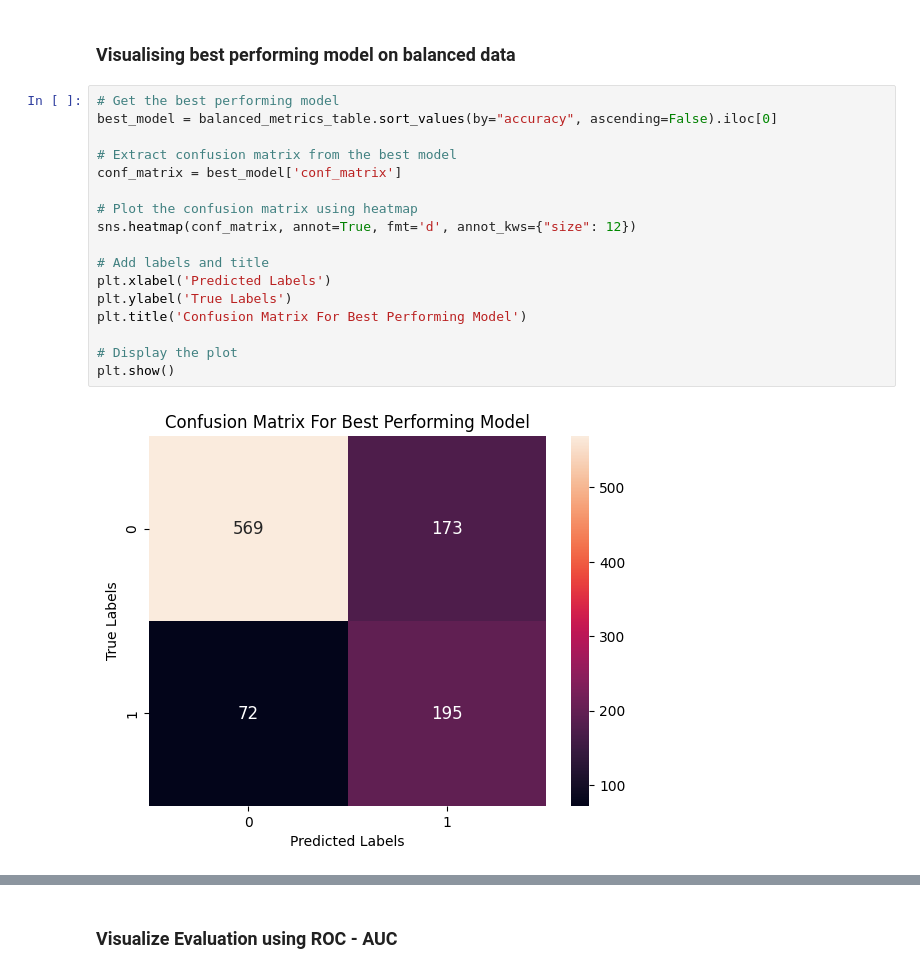
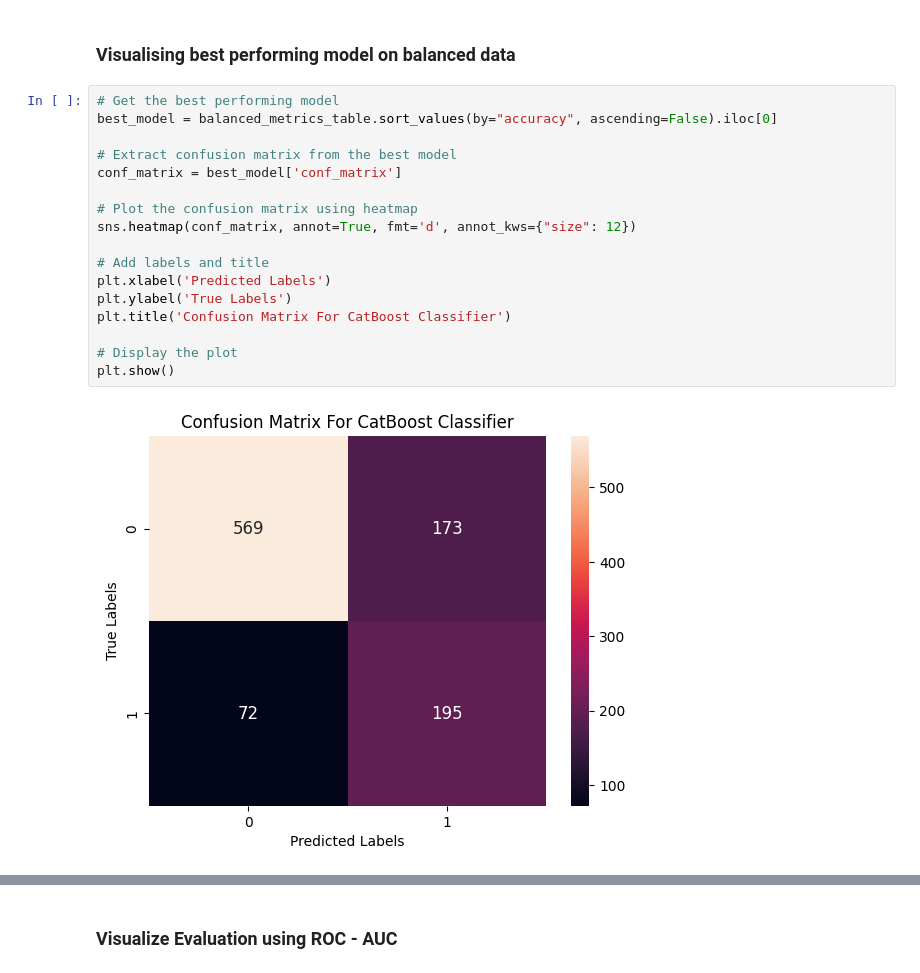
Before and after one commit to FloJoLaryea/Customer_Churn_Analysis, a Jupyter notebook: Notebooks/cstomer_churn_analysis.ipynb, the cells around one changed output, grey strips where cells are left out. Drawn from its saved outputs; the diff is of its cells as text.

```diff
--- a/Notebooks/cstomer_churn_analysis.ipynb
+++ b/Notebooks/cstomer_churn_analysis.ipynb
@@ -1144,22 +1144,22 @@ From the table above, the top 3 performing models based on the f1_score after ba
 # %%
 # Get the best performing model
 best_model = balanced_metrics_table.sort_values(by="accuracy", ascending=False).iloc[0]
 
 # Extract confusion matrix from the best model
 conf_matrix = best_model['conf_matrix']
 
 # Plot the confusion matrix using heatmap
 sns.heatmap(conf_matrix, annot=True, fmt='d', annot_kws={"size": 12})
 
 # Add labels and title
 plt.xlabel('Predicted Labels')
 plt.ylabel('True Labels')
-plt.title('Confusion Matrix For Best Performing Model')
+plt.title('Confusion Matrix For CatBoost Classifier')
 
 # Display the plot
 plt.show()
 # %% [output]
-[figure, old version]
+[figure, new version]
 # %% [markdown]
 Interpretation of Confusion Matrix
 Positive class(Churn) = 1 Negative Class(Not Churn) = 0
```
Also changed, not shown: parts of 20 cells of this notebook.
